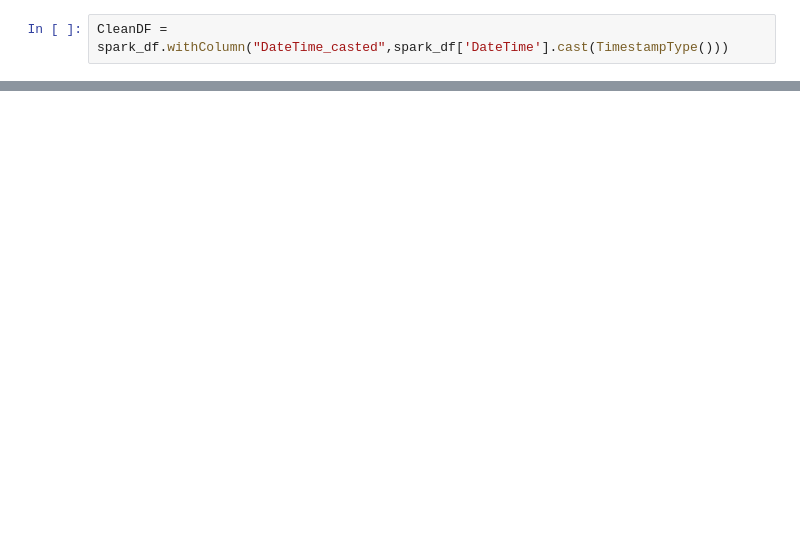
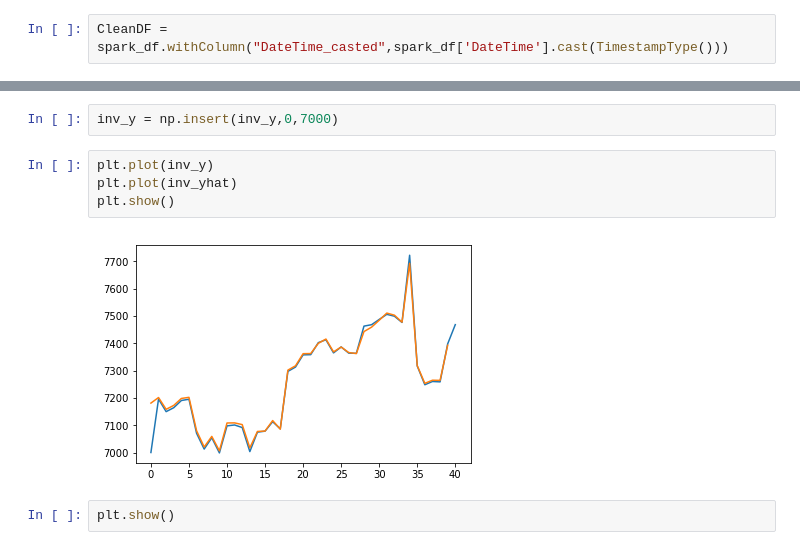
Before and after one commit to harishpuvvada/BitCoin-Value-Predictor, a Jupyter notebook: LSTM_TimeSeries.ipynb, the cells around one changed output, grey strips where cells are left out. Drawn from its saved outputs; the diff is of its cells as text; blank space fills up the shorter version.

```diff
--- a/LSTM_TimeSeries.ipynb
+++ b/LSTM_TimeSeries.ipynb
@@ -85,0 +196,10 @@ only showing top 20 rows
+# %%
+inv_y = np.insert(inv_y,0,7000)
+# %%
+plt.plot(inv_y)
+plt.plot(inv_yhat)
+plt.show()
+# %% [output]
+[figure, added]
+# %%
+plt.show()
```
Also changed, not shown: parts of 24 cells of this notebook.
